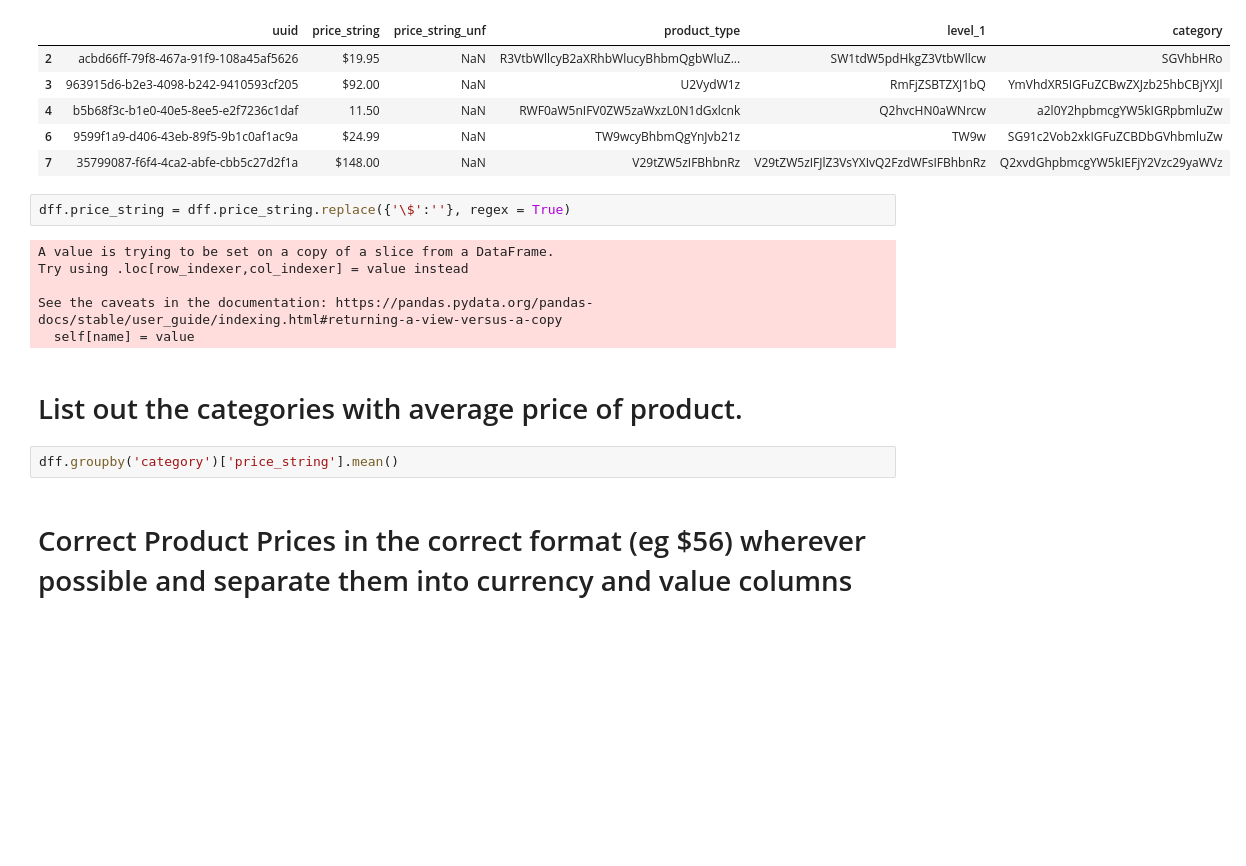
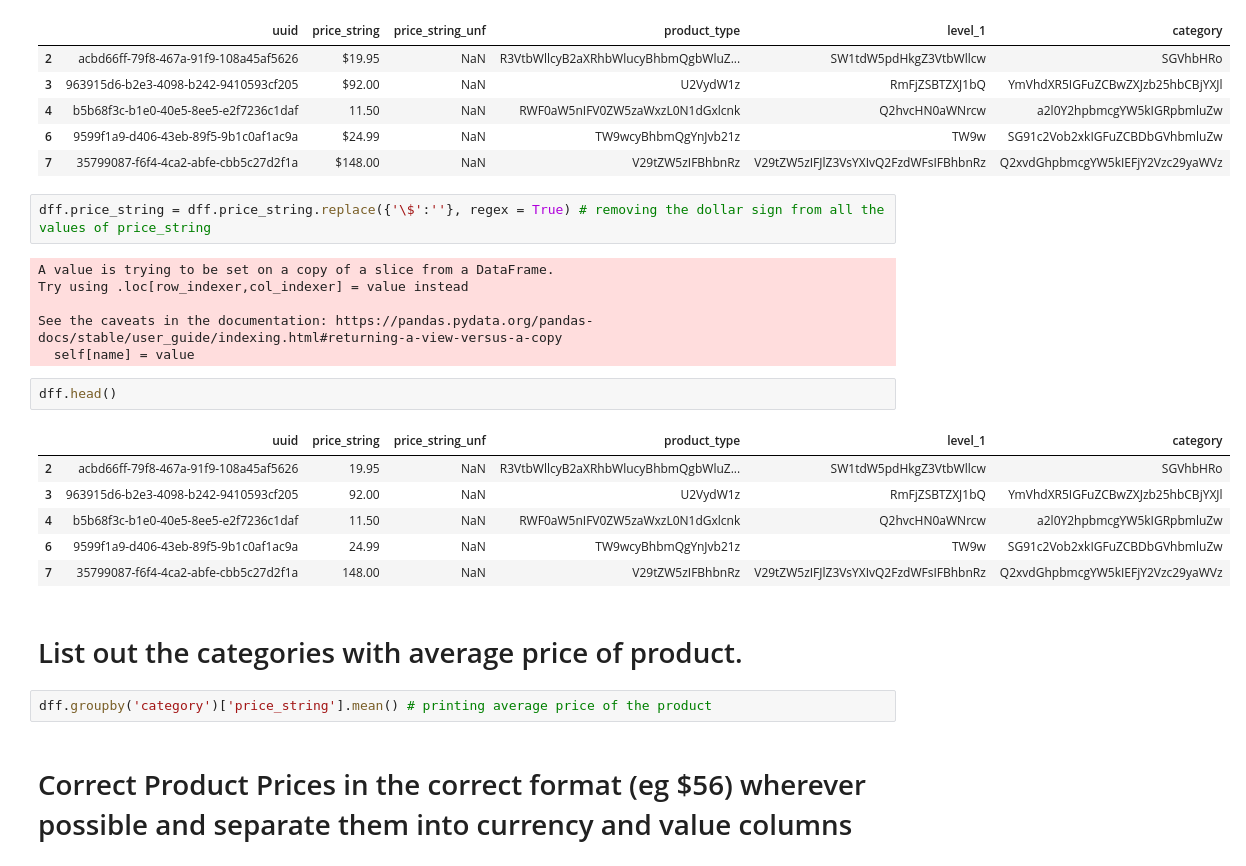
Before and after one commit to Ayush0511/ecommerse-site-data-analysis, a Jupyter notebook: test.ipynb, the cells around one changed output. Saved outputs shown, nothing was run; the diff lists cells and outputs as text; blank space fills up the shorter version.

```diff
--- a/test.ipynb
+++ b/test.ipynb
@@ -117,17 +117,26 @@ dff.head()
 | 6 | 9599f1a9-d406-43eb-89f5-9b1c0af1ac9a | $24.99 | NaN | TW9wcyBhbmQgYnJvb21z | TW9w | SG91c2Vob2xkIGFuZCBDbGVhbmluZw |
 | 7 | 35799087-f6f4-4ca2-abfe-cbb5c27d2f1a | $148.00 | NaN | V29tZW5zIFBhbnRz | V29tZW5zIFJlZ3VsYXIvQ2FzdWFsIFBhbnRz | Q2xvdGhpbmcgYW5kIEFjY2Vzc29yaWVz |
 # %%
-dff.price_string = dff.price_string.replace({'\$':''}, regex = True)
+dff.price_string = dff.price_string.replace({'\$':''}, regex = True) # removing the dollar sign from all the values of price_string
 # %% [output]
 A value is trying to be set on a copy of a slice from a DataFrame.
 Try using .loc[row_indexer,col_indexer] = value instead
 
 See the caveats in the documentation: https://pandas.pydata.org/pandas-docs/stable/user_guide/indexing.html#returning-a-view-versus-a-copy
   self[name] = value
+# %%
+dff.head()
+# %% [output]
+|  | uuid | price_string | price_string_unf | product_type | level_1 | category |
+| 2 | acbd66ff-79f8-467a-91f9-108a45af5626 | 19.95 | NaN | R3VtbWllcyB2aXRhbWlucyBhbmQgbWluZ... | SW1tdW5pdHkgZ3VtbWllcw | SGVhbHRo |
+| 3 | 963915d6-b2e3-4098-b242-9410593cf205 | 92.00 | NaN | U2VydW1z | RmFjZSBTZXJ1bQ | YmVhdXR5IGFuZCBwZXJzb25hbCBjYXJl |
+| 4 | b5b68f3c-b1e0-40e5-8ee5-e2f7236c1daf | 11.50 | NaN | RWF0aW5nIFV0ZW5zaWxzL0N1dGxlcnk | Q2hvcHN0aWNrcw | a2l0Y2hpbmcgYW5kIGRpbmluZw |
+| 6 | 9599f1a9-d406-43eb-89f5-9b1c0af1ac9a | 24.99 | NaN | TW9wcyBhbmQgYnJvb21z | TW9w | SG91c2Vob2xkIGFuZCBDbGVhbmluZw |
+| 7 | 35799087-f6f4-4ca2-abfe-cbb5c27d2f1a | 148.00 | NaN | V29tZW5zIFBhbnRz | V29tZW5zIFJlZ3VsYXIvQ2FzdWFsIFBhbnRz | Q2xvdGhpbmcgYW5kIEFjY2Vzc29yaWVz |
 # %% [markdown]
 # List out the categories with average price of product.
 # %%
-dff.groupby('category')['price_string'].mean()
+dff.groupby('category')['price_string'].mean() # printing average price of the product
 # %% [markdown]
 # Correct Product Prices in the correct format (eg $56) wherever possible and separate them into currency and value columns
 # %%
```
Also changed, not shown: parts of 8 cells of this notebook.
